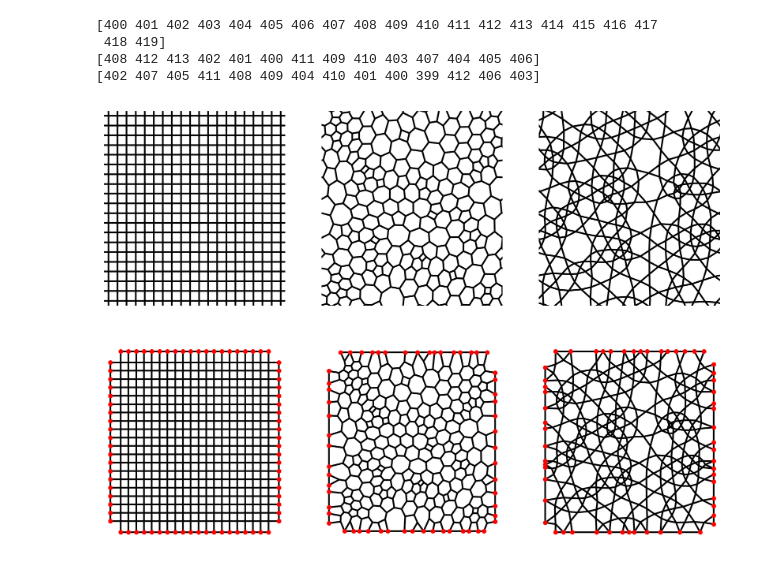
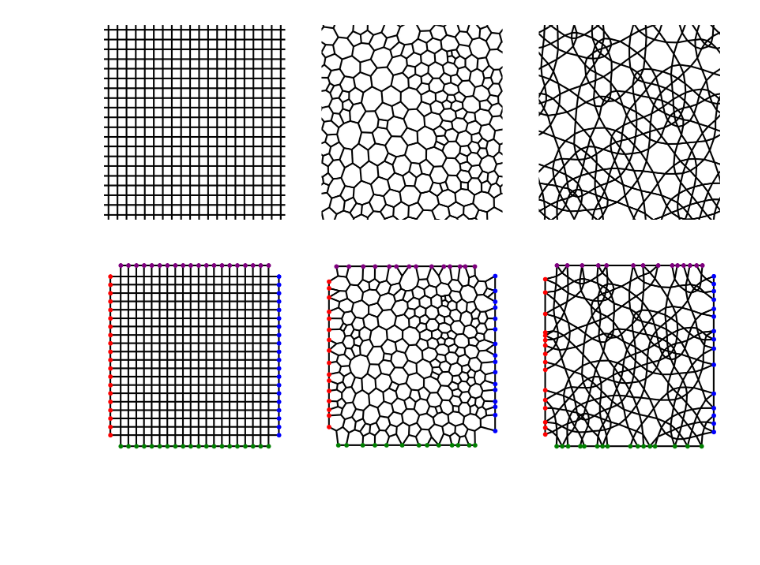
Before and after one commit to dpreuo/alter_morph, a Jupyter notebook: generating_lattices_with_contacts.ipynb, the cells around one changed output. Drawn from its saved outputs; the diff is of its cells as text; code cells hidden in the pictures; blank space fills up the shorter version.

```diff
--- a/generating_lattices_with_contacts.ipynb
+++ b/generating_lattices_with_contacts.ipynb
@@ -66,33 +66,29 @@ all_lattices.append(gu.dimer_collapse(exp_lat, dimer_exp))
 # %%
 fig, ax = plt.subplots(2, 3, figsize=(10, 7), sharex=True, sharey=True, dpi=300)
 
 for a in ax.flatten():
     a.axis("off")
 
 for n, lat in enumerate(all_lattices):
     l_out, added_indices = add_contacts(
         lat,
         [True, True],
         cross_edges=True,
         make_uniform=False,
         return_added_indices=True,
     )
     pl.plot_edges(lat, ax=ax[0, n])
     pl.plot_edges(l_out, ax=ax[1, n])
 
-    for i, j in [(0, 0), (0, 1), (1, 0), (1, 1)]:
+    colours = ["red", "blue", "green", "purple"]
+
+    for c, i, j in [("red", 0, 0), ("blue", 0, 1), ("green", 1, 0), ("purple", 1, 1)]:
         ax[1, n].scatter(
             l_out.vertices.positions[added_indices[i][j], 0],
             l_out.vertices.positions[added_indices[i][j], 1],
-            color="red",
+            color=c,
             s=10,
             zorder=10,
         )
-
-    print(added_indices[0][0])
 # %% [output]
-[400 401 402 403 404 405 406 407 408 409 410 411 412 413 414 415 416 417
- 418 419]
-[408 412 413 402 401 400 411 409 410 403 407 404 405 406]
-[402 407 405 411 408 409 404 410 401 400 399 412 406 403]
-[figure, old version]
+[figure, new version]
```
Also changed, not shown: 11 other files.
